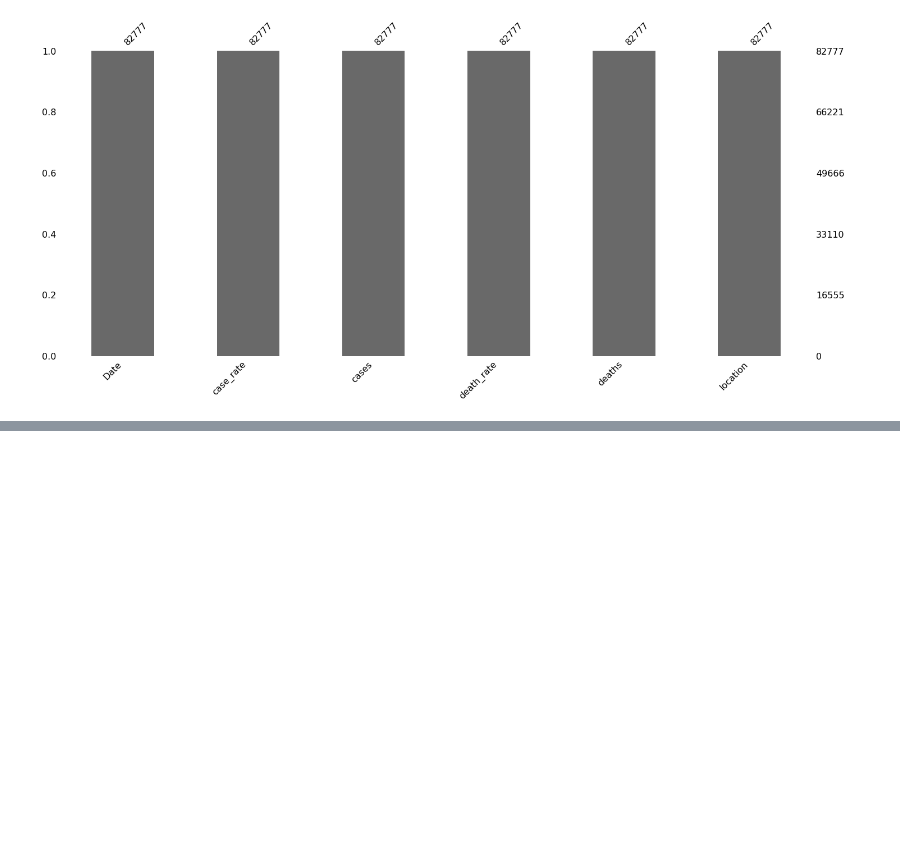
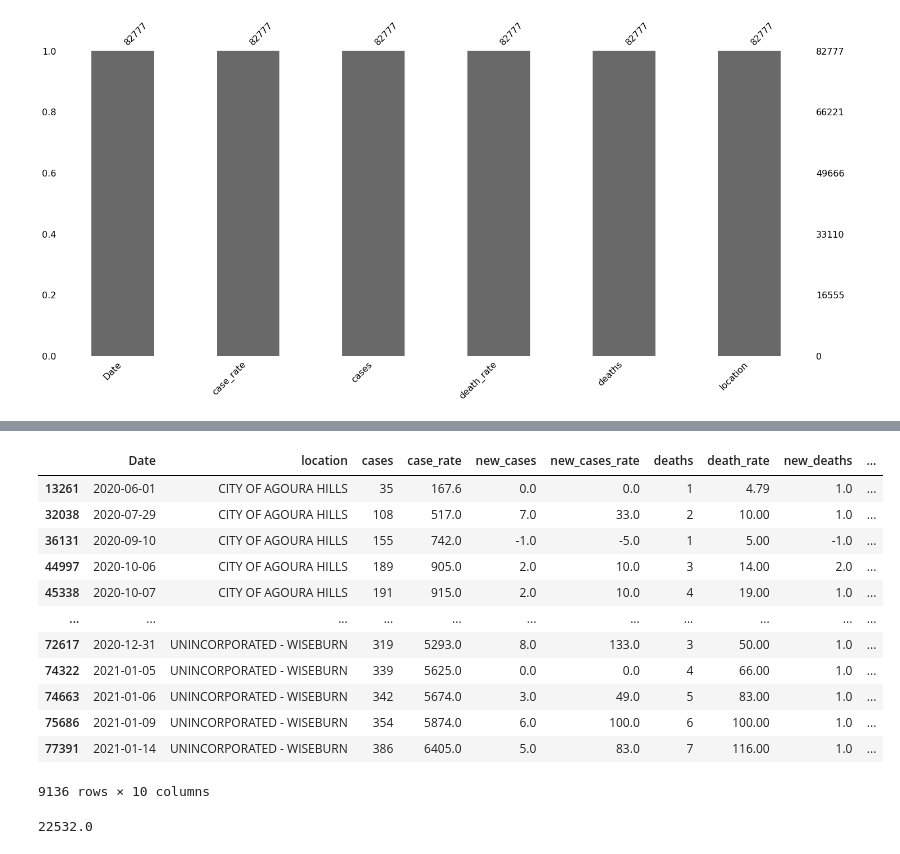
Before and after one commit to kevinmarlis/air-pollution-and-health, a Jupyter notebook: Covid/Covid by Neighborhood.ipynb, the cells around one changed output, grey strips where cells are left out. Drawn from its saved outputs; the diff is of its cells as text; code cells hidden in the pictures; blank space fills up the shorter version.

```diff
--- a/Covid/Covid by Neighborhood.ipynb
+++ b/Covid/Covid by Neighborhood.ipynb
@@ -85,0 +102,20 @@ sns.heatmap(df_corr[abs(df_corr['death_rate'])>0.2].T, ax=ax)
+# %%
+df[df['new_deaths'] != 0]
+# %% [output]
+|  | Date | location | cases | case_rate | new_cases | new_cases_rate | deaths | death_rate | new_deaths | ... |
+| 13261 | 2020-06-01 | CITY OF AGOURA HILLS | 35 | 167.6 | 0.0 | 0.0 | 1 | 4.79 | 1.0 | ... |
+| 32038 | 2020-07-29 | CITY OF AGOURA HILLS | 108 | 517.0 | 7.0 | 33.0 | 2 | 10.00 | 1.0 | ... |
+| 36131 | 2020-09-10 | CITY OF AGOURA HILLS | 155 | 742.0 | -1.0 | -5.0 | 1 | 5.00 | -1.0 | ... |
+| 44997 | 2020-10-06 | CITY OF AGOURA HILLS | 189 | 905.0 | 2.0 | 10.0 | 3 | 14.00 | 2.0 | ... |
+| 45338 | 2020-10-07 | CITY OF AGOURA HILLS | 191 | 915.0 | 2.0 | 10.0 | 4 | 19.00 | 1.0 | ... |
+| ... | ... | ... | ... | ... | ... | ... | ... | ... | ... | ... |
+| 72617 | 2020-12-31 | UNINCORPORATED - WISEBURN | 319 | 5293.0 | 8.0 | 133.0 | 3 | 50.00 | 1.0 | ... |
+| 74322 | 2021-01-05 | UNINCORPORATED - WISEBURN | 339 | 5625.0 | 0.0 | 0.0 | 4 | 66.00 | 1.0 | ... |
+| 74663 | 2021-01-06 | UNINCORPORATED - WISEBURN | 342 | 5674.0 | 3.0 | 49.0 | 5 | 83.00 | 1.0 | ... |
+| 75686 | 2021-01-09 | UNINCORPORATED - WISEBURN | 354 | 5874.0 | 6.0 | 100.0 | 6 | 100.00 | 1.0 | ... |
+| 77391 | 2021-01-14 | UNINCORPORATED - WISEBURN | 386 | 6405.0 | 5.0 | 83.0 | 7 | 116.00 | 1.0 | ... |
+9136 rows × 10 columns
+# %%
+df['new_deaths'].sum()
+# %% [output]
+22532.0
```
Also changed, not shown: parts of 5 cells of this notebook.
